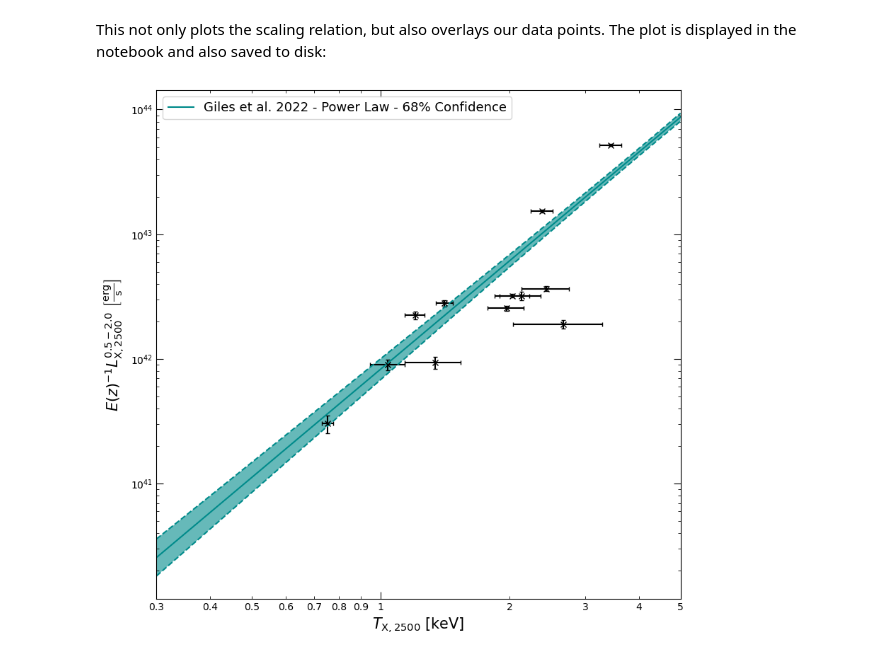
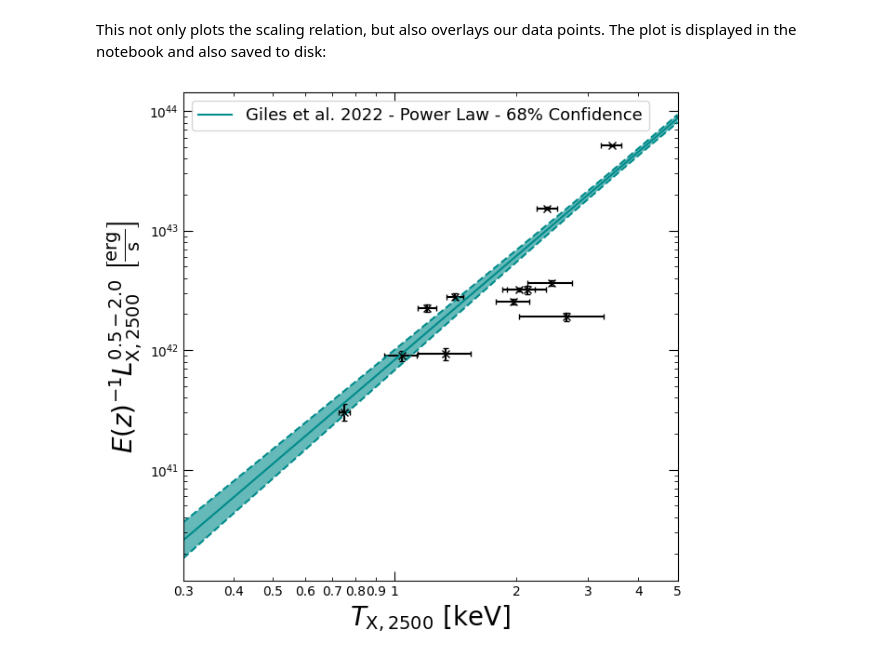
Before and after one commit to DavidT3/OVI_groups, a Jupyter notebook: notebooks/results_analyses/luminosity_temperature_comparisons.ipynb, the cells around one changed output. Drawn from its saved outputs; the diff is of its cells as text; code cells hidden in the pictures.

```diff
--- a/notebooks/results_analyses/luminosity_temperature_comparisons.ipynb
+++ b/notebooks/results_analyses/luminosity_temperature_comparisons.ipynb
@@ -208,7 +208,7 @@ for name_ind, name in enumerate(xcs_sdss_r2500_52.point_names):
 This not only plots the scaling relation, but also overlays our data points. The plot is displayed in the notebook and also saved to disk:
 # %%
 xcs_sdss_r2500_52.view(x_lims=Quantity([0.3, 5], 'keV'), log_scale=True, label_points=False, conf_level=68,
-                       plot_title='', figsize=(8.5, 8),
+                       plot_title='', figsize=(6.5, 6.12), fontsize=20,
                        save_path="../../outputs/figures/tx_lx_r2500_relation_comp.pdf")
 # %% [output]
-[figure, old version]
+[figure, new version]
```
Also changed, not shown: parts of 4 cells of this notebook, 17 other files.
